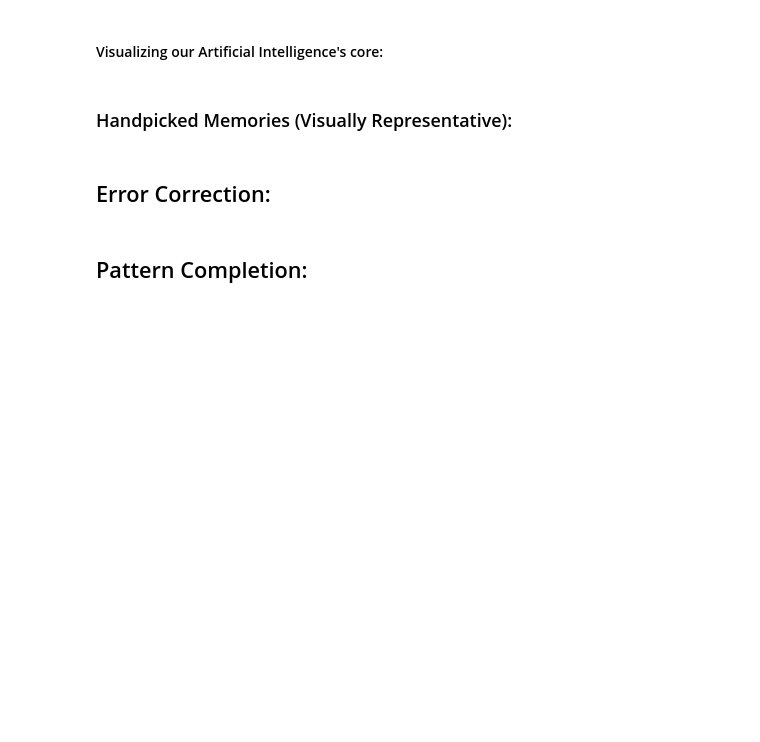
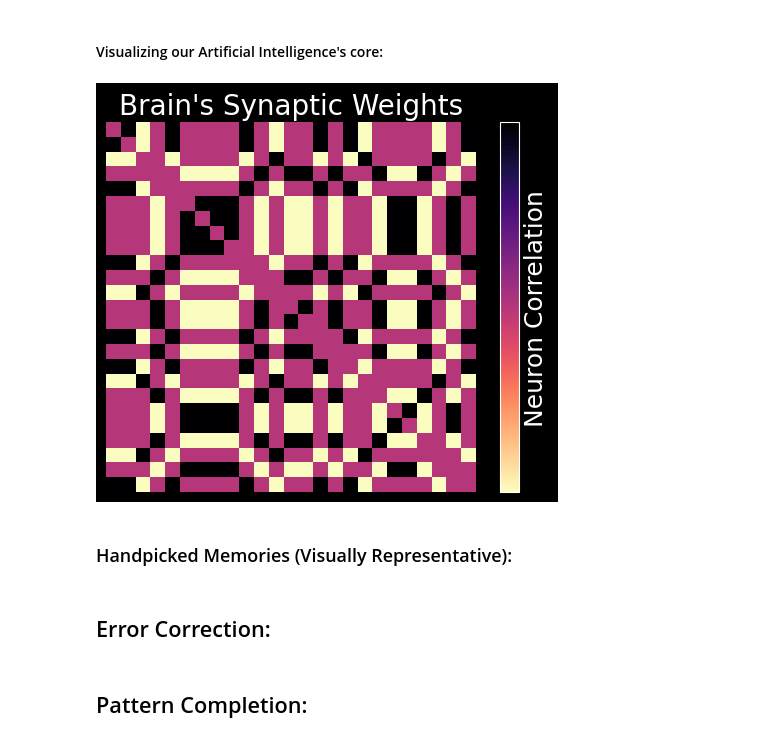
Before and after one commit to d-domeniconi/hopfield_network, a Jupyter notebook: learning_about_learning.ipynb, the cells around one changed output. Cells and saved outputs as stored; diff of their text form; code cells hidden in the pictures; blank space fills up the shorter version.

```diff
--- a/learning_about_learning.ipynb
+++ b/learning_about_learning.ipynb
@@ -28,5 +28,9 @@ hp.test_network(random_memories, weights, 0.4)
 # %% [markdown]
 #### Visualizing our Artificial Intelligence's core:
+# %%
+hp.see_synapses(weights)
+# %% [output]
+[figure, added]
 # %% [markdown]
 ### Handpicked Memories (Visually Representative):
 # %% [markdown]
```
Also changed, not shown: parts of 1 cell of this notebook, 2 other files.
